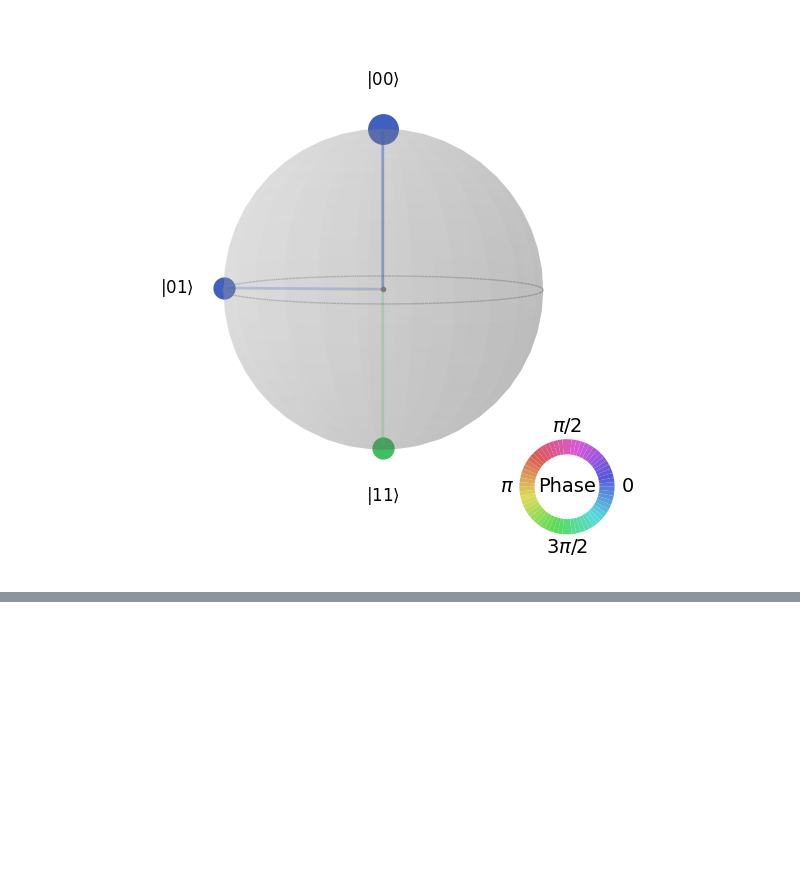
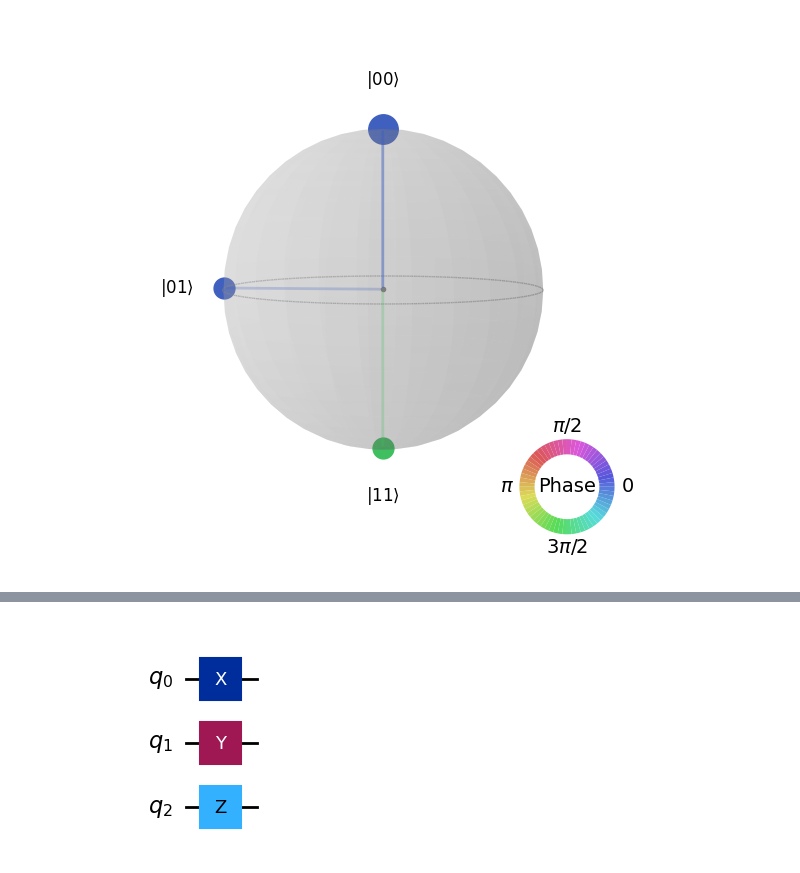
Before and after one commit to SeattleQuantumComputingMeetup/qiskit_developer_certification, a Jupyter notebook: qiskit_dev_cert_exam_prep_meetup_presentation_nhawkins_jun30_2025.ipynb, the cells around one changed output, grey strips where cells are left out. Cells and saved outputs as stored; diff of their text form; code cells hidden in the pictures; blank space fills up the shorter version.

```diff
--- a/qiskit_dev_cert_exam_prep_meetup_presentation_nhawkins_jun30_2025.ipynb
+++ b/qiskit_dev_cert_exam_prep_meetup_presentation_nhawkins_jun30_2025.ipynb
@@ -525,0 +547,8 @@ plot_state_qsphere(psi)
+# %%
+qc1 = QuantumCircuit(3)
+qc1.x(0)
+qc1.y(1)
+qc1.z(2)
+qc1.draw("mpl")
+# %% [output]
+[figure, added]
```
Also changed, not shown: parts of 30 cells of this notebook.
